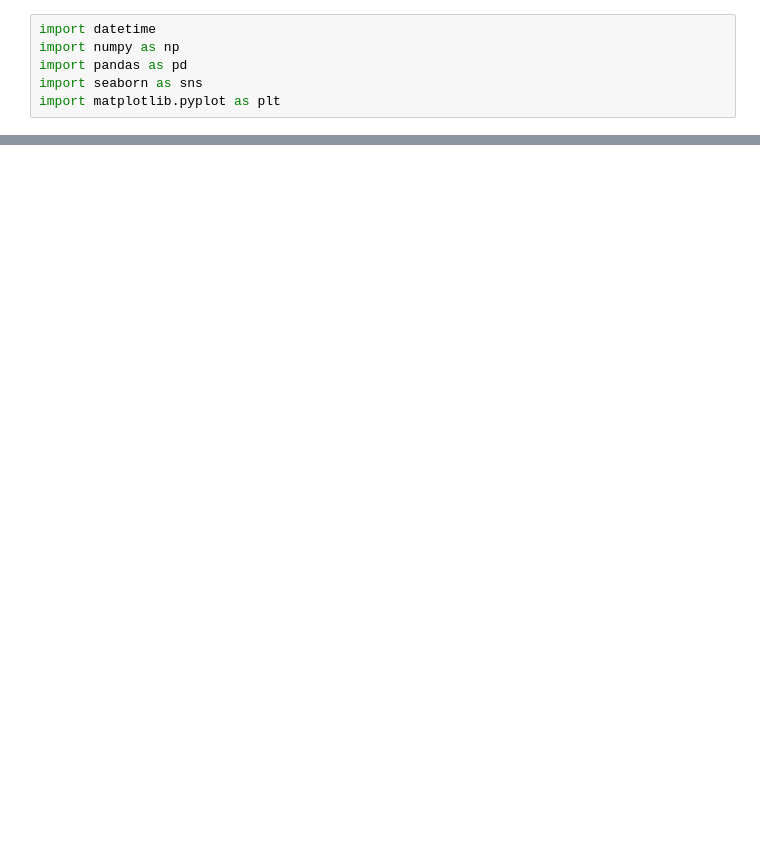
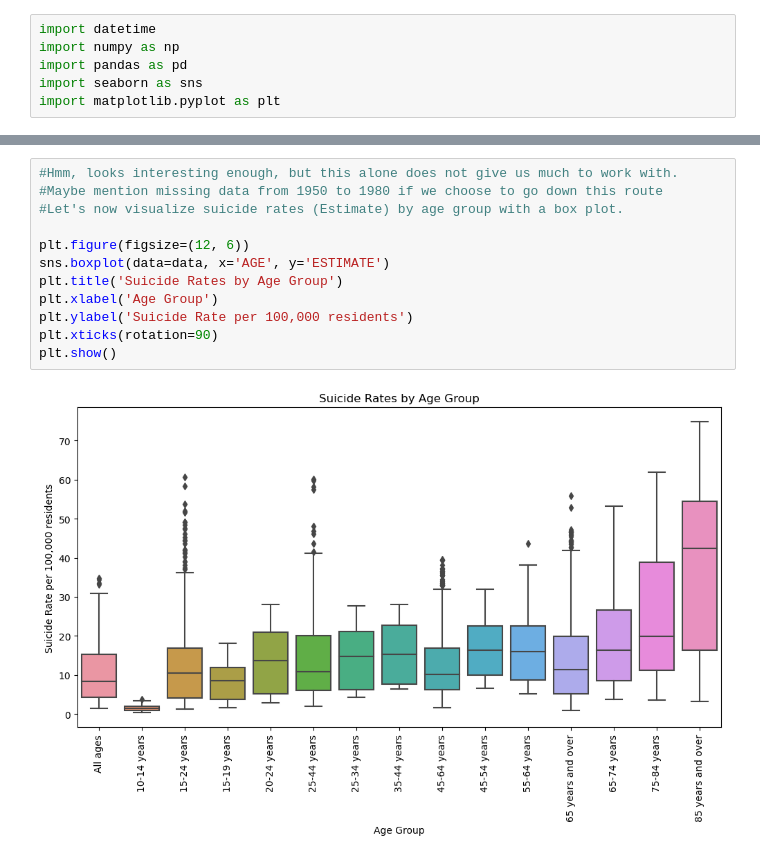
Before and after one commit to jaimelu/jaimelu.github.io, a Jupyter notebook: FinalProject.ipynb, the cells around one changed output, grey strips where cells are left out. Cells and saved outputs as stored; diff of their text form; blank space fills up the shorter version.

```diff
--- a/FinalProject.ipynb
+++ b/FinalProject.ipynb
@@ -53,0 +68,14 @@ plt.show()
+# %%
+#Hmm, looks interesting enough, but this alone does not give us much to work with.
+#Maybe mention missing data from 1950 to 1980 if we choose to go down this route
+#Let's now visualize suicide rates (Estimate) by age group with a box plot.
+
+plt.figure(figsize=(12, 6))
+sns.boxplot(data=data, x='AGE', y='ESTIMATE')
+plt.title('Suicide Rates by Age Group')
+plt.xlabel('Age Group')
+plt.ylabel('Suicide Rate per 100,000 residents')
+plt.xticks(rotation=90)
+plt.show()
+# %% [output]
+[figure, added]
```
Also changed, not shown: parts of 5 cells of this notebook.
